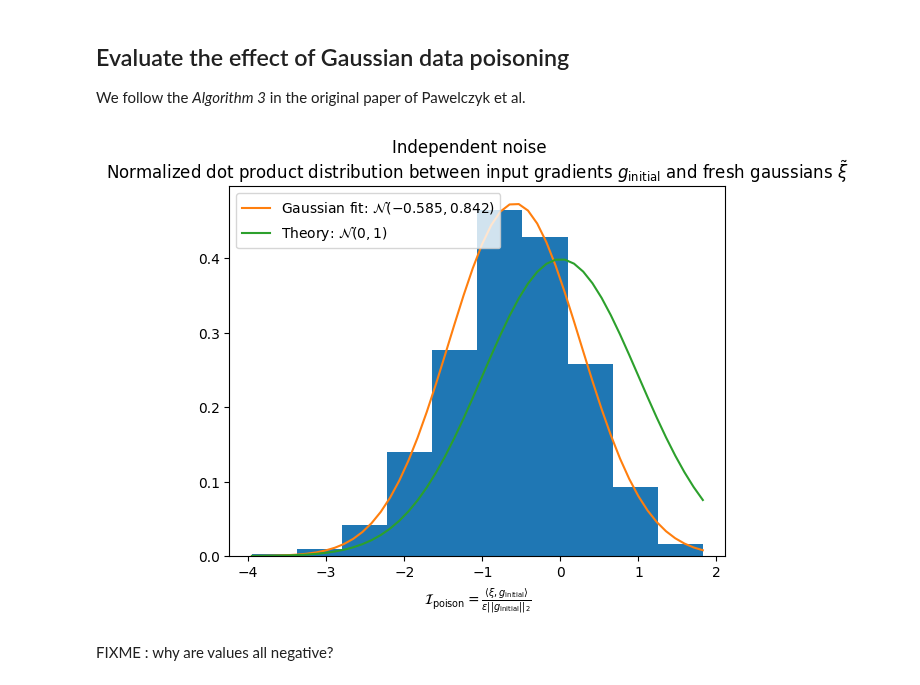
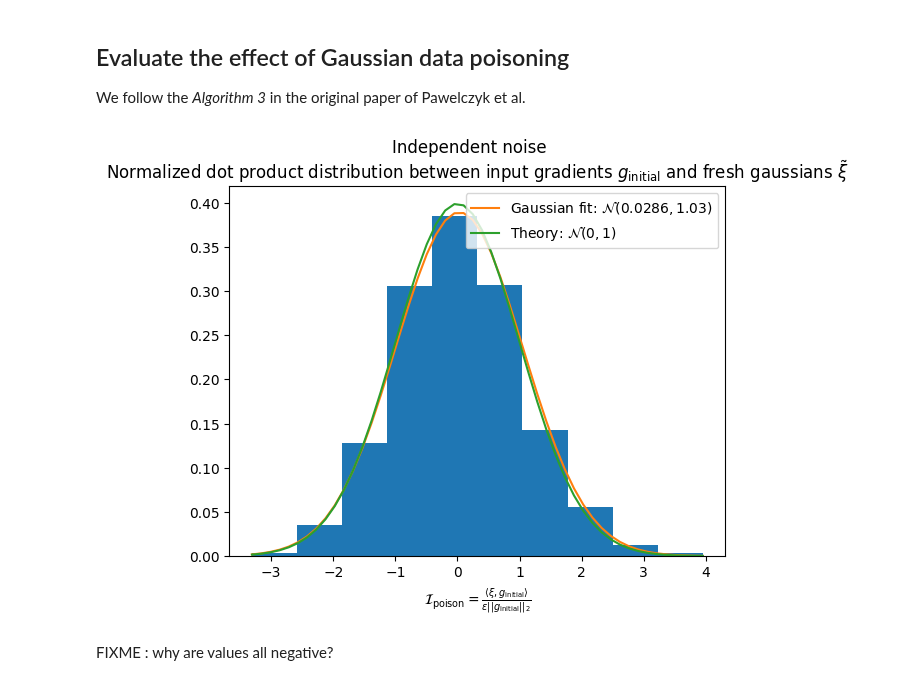
Before and after one commit to AI-Safety-X2023/playground, a Jupyter notebook: implementations/gaussian_poisoning.ipynb, the cells around one changed output. Drawn from its saved outputs; the diff is of its cells as text; code cells hidden in the pictures.

```diff
--- a/implementations/gaussian_poisoning.ipynb
+++ b/implementations/gaussian_poisoning.ipynb
@@ -204,15 +204,16 @@ We also create these sub-datasets for evaluation and unlearning.
 train_dl_clean, valid_dl_clean = train_valid_split(clean_ds)
 train_dl_poison, valid_dl_poison = train_valid_split(poison_ds)
 # %%
-def make_poison_and_noise_dataloader(poison_ds: TensorDataset, noise: Tensor) -> DataLoader:
+def make_poison_candidate(to_poison_ds: TensorDataset, noise: Tensor) -> DataLoader:
     """
-    Converts a poisoned dataset `(x, y)` to a new dataloader `(x, noise, y)`
-    where `noise` was (already) added to `x`.
+    Converts a clean dataset `(x, y)` to a new dataloader `(x, noise, y)`
+    where `noise` is associated to `x`.
 
+    In this notebook, we call the returned value an poison candidate (pc).
     Knowing the noise associated to each sample is useful to evaluate unlearning.
     """
-    X_poison, y = poison_ds.tensors
-    ds = TensorDataset(X_poison, noise, y)
+    X, y = to_poison_ds.tensors
+    ds = TensorDataset(X, noise, y)
     return DataLoader(ds, batch_size=bs * 2, shuffle=True)
 # %% [markdown]
 From now on, we consider the following scenario :
@@ -227,3 +225,6 @@ dummy_attack_dl = make_poison_and_noise_dataloader(poison_ds, dummy_noise)
+# %%
+pc_dl = make_poison_candidate(to_poison_ds, noise)
+dummy_pc_dl = make_poison_candidate(to_poison_ds, dummy_noise)
 # %% [markdown]
 ## The model architecture
 
@@ -421,19 +422,18 @@ def unlearn_g_mixed(model, loss_fn, optimizer):
 We follow the *Algorithm 3* in the original paper of Pawelczyk et al.
 # %%
 # FIXME: this does not seem to yield the correct distribution.
-def gaussian_unlearning_score(model, loss_fn, attack_dl):
+def gaussian_unlearning_score(model, loss_fn, pc_dl):
     """
     The gaussian unlearning score (GUS) is the mean of the values returned by this function.
     """
     EPSILON = 1e-8
-    I_poison = torch.zeros(len(attack_dl) * attack_dl.batch_size)
+    I_poison = torch.zeros(len(pc_dl) * pc_dl.batch_size)
     i = 0
     model.eval()
-    for X_b, noise_b, y_b in attack_dl:
-        for X, noise, y in zip(X_b, noise_b, y_b):
+    for X_b, noise_b, y_b in pc_dl:
+        for X_base, noise_candidate, y in zip(X_b, noise_b, y_b):
             # TODO: compute the loss in batch for performance instead of
             # element-by-element computation
-            X_base = (X - noise).clone().detach()
             X_base.requires_grad_(True)
             # FIXME: is this the correct formula?
             loss = loss_fn(model(X_base), y)
@@ -441,7 +441,7 @@ def gaussian_unlearning_score(model, loss_fn, attack_dl):
             g = X_base.grad
             g_n = g.norm()
             if (g_n > EPSILON):
-                I_poison[i] = noise.dot(g) / (std_noise * g_n)
+                I_poison[i] = noise_candidate.dot(g) / (std_noise * g_n)
             else:
                 print('Abnormally zero gradient. This should not happen')
             i += 1
@@ -450,10 +450,10 @@ def gaussian_unlearning_score(model, loss_fn, attack_dl):
 from scipy import stats
 
 def evaluate_unlearning(
-        model, loss_fn, attack_dl,
+        model, loss_fn, pc_dl,
         xi_name=r'$\xi$', g_name='g', method='',
     ):
-    I_poison = gaussian_unlearning_score(model, loss_fn, attack_dl)
+    I_poison = gaussian_unlearning_score(model, loss_fn, pc_dl)
 
     mean = I_poison.mean()
     std = I_poison.std()
@@ -474,11 +474,11 @@ def evaluate_unlearning(
     plt.show()
 # %%
 evaluate_unlearning(
-    model, loss_func, dummy_attack_dl,
+    model, loss_func, dummy_pc_dl,
     xi_name=r'fresh gaussians $\tilde{\xi}$', g_name=r'g_{\mathrm{initial}}', method='Independent noise'
 )
 # %% [output]
-[figure, old version]
+[figure, new version]
 # %% [markdown]
 FIXME : why are values all negative?
 # %%
```
Also changed, not shown: parts of 5 cells of this notebook.
